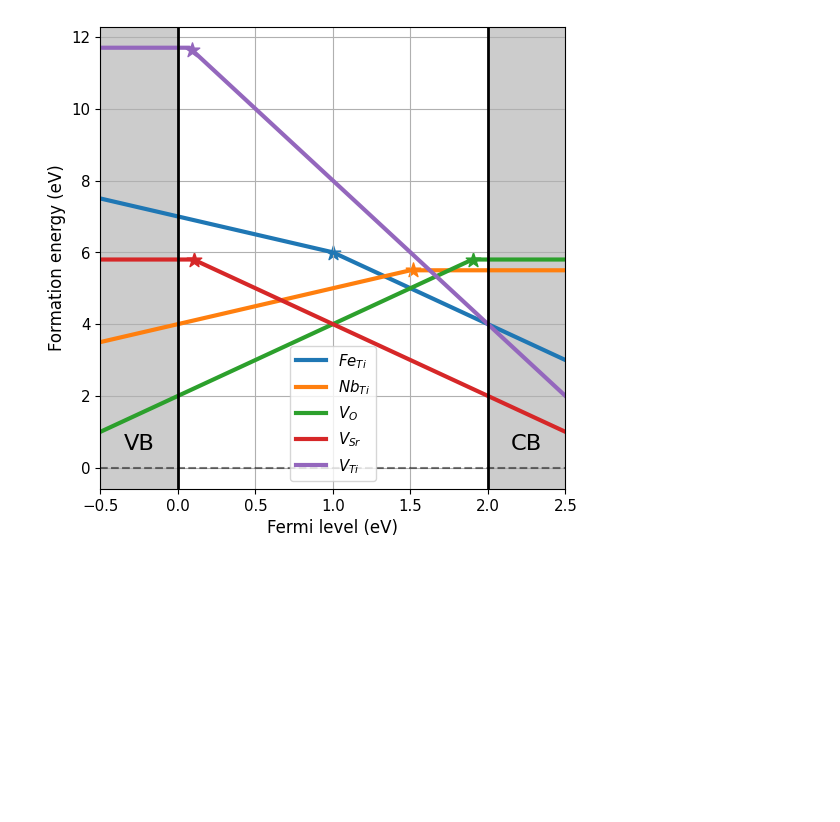
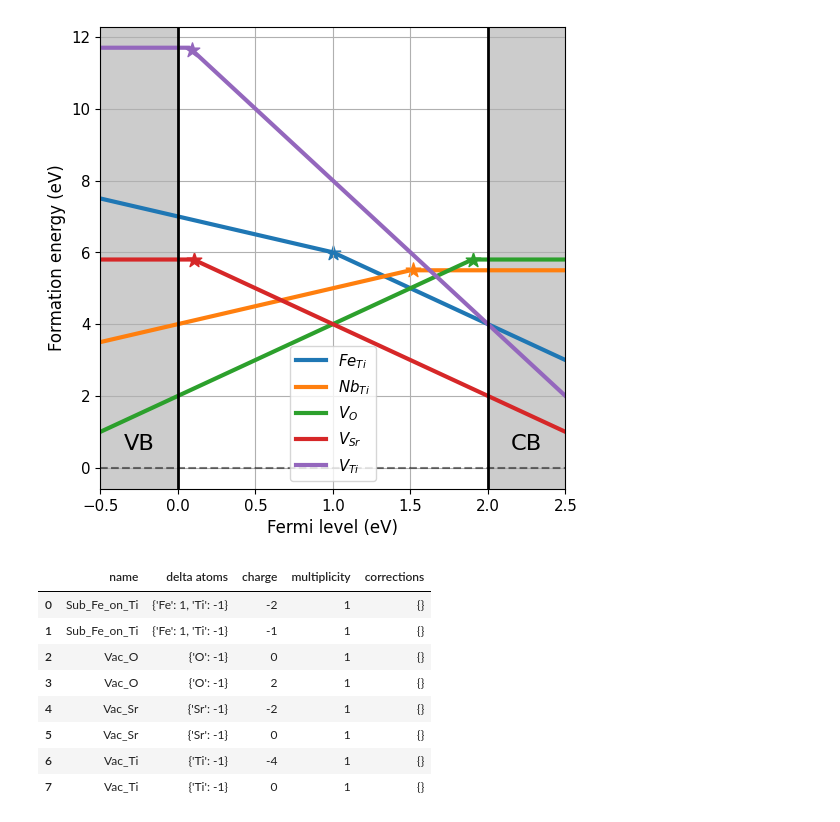
Before and after one commit to lorenzo-villa-hub/defermi, a Jupyter notebook: tutorials/plotter.ipynb, the cells around one changed output. Cells and saved outputs as stored; diff of their text form; code cells hidden in the pictures; blank space fills up the shorter version.

```diff
--- a/tutorials/plotter.ipynb
+++ b/tutorials/plotter.ipynb
@@ -35,3 +36,16 @@ chempots = {'O':-5,'Sr':-2,'Fe':-8.5,'Ti':-8,'Nb':-10}
 da.plot_formation_energies(chempots);
 # %% [output]
 [figure]
+# %%
+da_Fe = da.filter_entries(exclude=True,elements=['Nb'])
+da_Fe
+# %% [output]
+|  | name | delta atoms | charge | multiplicity | corrections |
+| 0 | Sub_Fe_on_Ti | {'Fe': 1, 'Ti': -1} | -2 | 1 | {} |
+| 1 | Sub_Fe_on_Ti | {'Fe': 1, 'Ti': -1} | -1 | 1 | {} |
+| 2 | Vac_O | {'O': -1} | 0 | 1 | {} |
+| 3 | Vac_O | {'O': -1} | 2 | 1 | {} |
+| 4 | Vac_Sr | {'Sr': -1} | -2 | 1 | {} |
+| 5 | Vac_Sr | {'Sr': -1} | 0 | 1 | {} |
+| 6 | Vac_Ti | {'Ti': -1} | -4 | 1 | {} |
+| 7 | Vac_Ti | {'Ti': -1} | 0 | 1 | {} |
```
Also changed, not shown: parts of 5 cells of this notebook.
